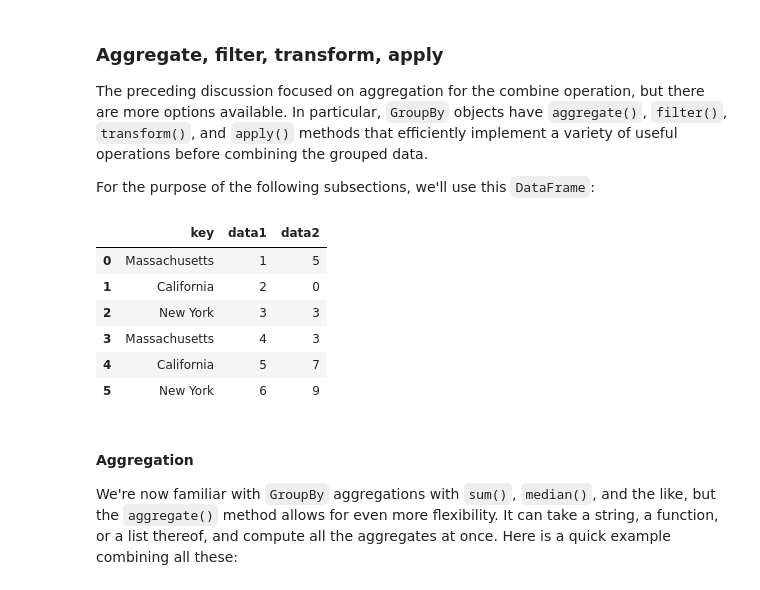
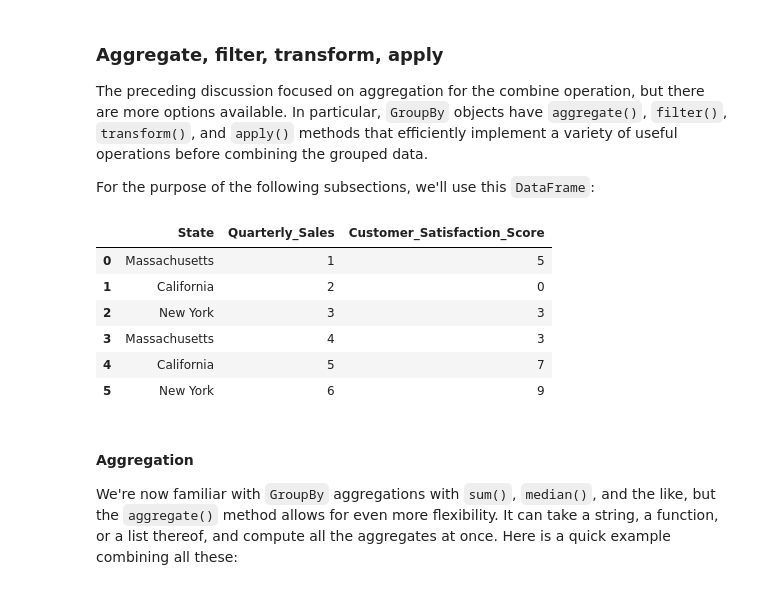
Before and after one commit to soltaniehha/Intro-to-Data-Analytics, a Jupyter notebook: 06-Data-Transformation/01-Aggregation-and-Grouping.ipynb, the cells around one changed output. Drawn from its saved outputs; the diff is of its cells as text; code cells hidden in the pictures.

```diff
--- a/06-Data-Transformation/01-Aggregation-and-Grouping.ipynb
+++ b/06-Data-Transformation/01-Aggregation-and-Grouping.ipynb
@@ -300,12 +295,14 @@ In particular, ``GroupBy`` objects have ``aggregate()``, ``filter()``, ``transfo
 For the purpose of the following subsections, we'll use this ``DataFrame``:
 # %%
 rng = np.random.RandomState(0)
-df = pd.DataFrame({'key': ['Massachusetts', 'California', 'New York', 'Massachusetts', 'California', 'New York'],
-                   'data1': range(1,7),
-                   'data2': rng.randint(0, 10, 6)})
+df = pd.DataFrame({
+    'State': ['Massachusetts', 'California', 'New York', 'Massachusetts', 'California', 'New York'],
+    'Quarterly_Sales': range(1, 7),
+    'Customer_Satisfaction_Score': rng.randint(0, 10, 6)
+})
 df
 # %% [output]
-|  | key | data1 | data2 |
+|  | State | Quarterly_Sales | Customer_Satisfaction_Score |
 | 0 | Massachusetts | 1 | 5 |
 | 1 | California | 2 | 0 |
 | 2 | New York | 3 | 3 |
```
Also changed, not shown: parts of 49 cells of this notebook.
